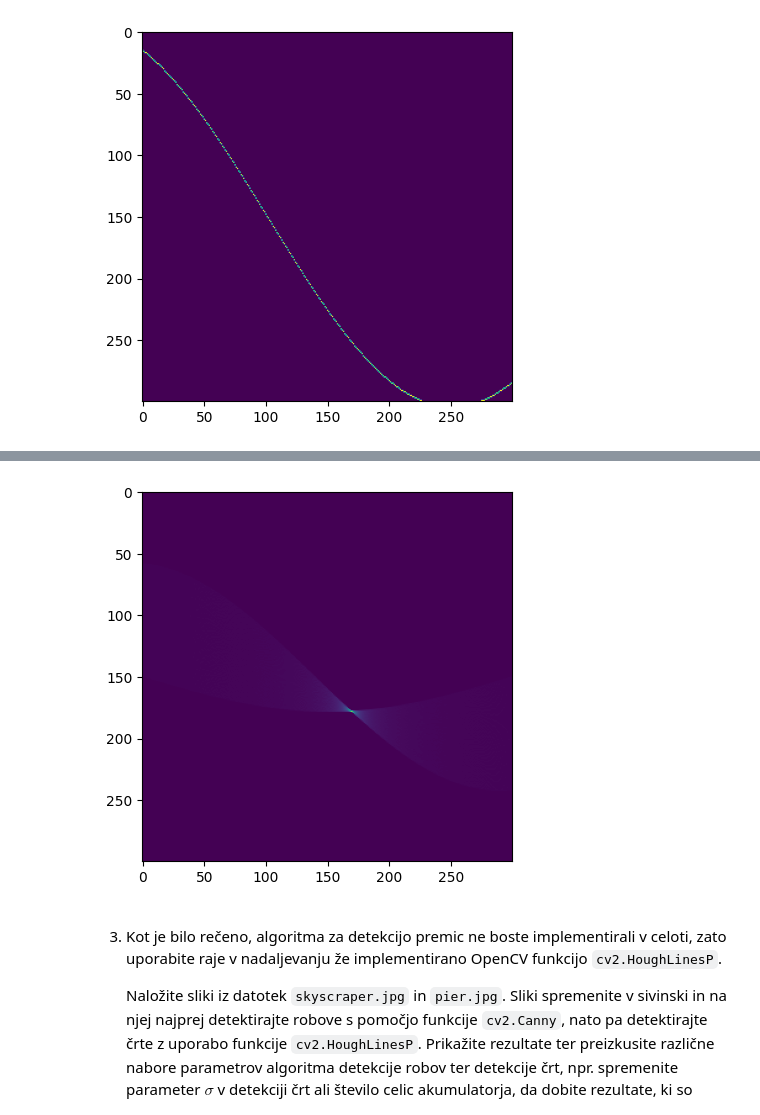
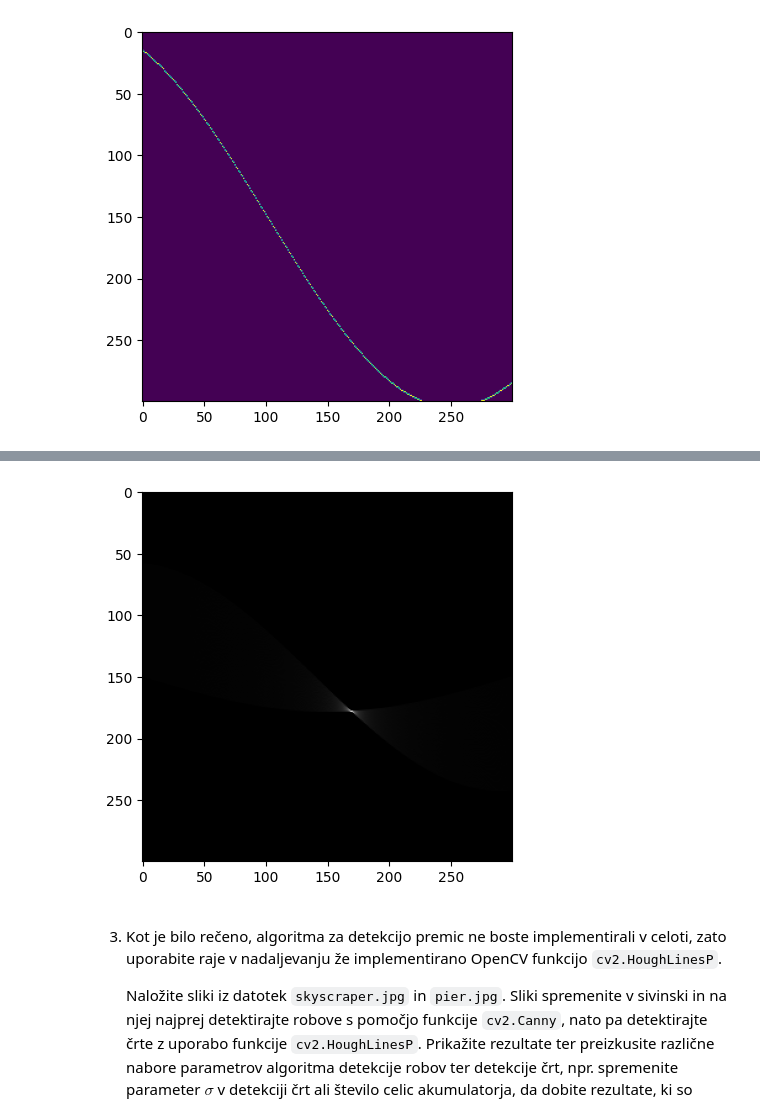
Before and after one commit to Krevs321/Robotika, a Jupyter notebook: vaja2.ipynb, the cells around one changed output, grey strips where cells are left out. Drawn from its saved outputs; the diff is of its cells as text; code cells hidden in the pictures.

```diff
--- a/vaja2.ipynb
+++ b/vaja2.ipynb
@@ -553,35 +553,36 @@ plt.show()
 # %%
 slika = cv2.imread('material/oneline.png')
 gray = cv2.cvtColor(slika,cv2.COLOR_BGR2GRAY)
 
 # Resolucija akumulatorskega polja:
 bins_theta = 300
 bins_rho = 300
 
 
 max_rho = int(math.sqrt(slika.shape[0]**2) + math.sqrt(slika.shape[1]**2))  # Navadno je to diagonala slike
 edge = cv2.Canny(slika, 50, 150)
 
 val_theta = np.linspace(-90, 90, bins_theta) / 180 * np.pi # vrednosti theta
 val_rho = np.linspace(-max_rho, max_rho, bins_rho)
 A = np.zeros((bins_rho, bins_theta))
 
 
+#Loop skozi sliko če je ima dani element vrednost 255 (to pomeni da črta poteka skozi ta element) potem izrišemo krivuljo
 for x in range(len(edge)):
     for y in range(len(edge[1])):
         if edge[x][y] == 255:
             rho = x * np.cos(val_theta) + y * np.sin(val_theta) # Izracunajmo rho za vse thete
             bin_rho = np.round((rho + max_rho) / (2 * max_rho) * len(val_rho))
 
             for i in range(bins_theta):
                 if bin_rho[i] >= 0 and bin_rho[i] <= bins_rho - 1:
                     A[int(bin_rho[i]), i] += 1
 
 plt.figure()
-plt.imshow(A)
+plt.imshow(A, cmap="gray")
 plt.show()
 # %% [output]
-[figure, old version]
+[figure, new version]
 # %% [markdown]
 3. Kot je bilo rečeno, algoritma za detekcijo premic ne boste implementirali v celoti, zato uporabite raje v nadaljevanju že implementirano OpenCV funkcijo ``cv2.HoughLinesP``.
 
```
Also changed, not shown: parts of 1 cell of this notebook.
